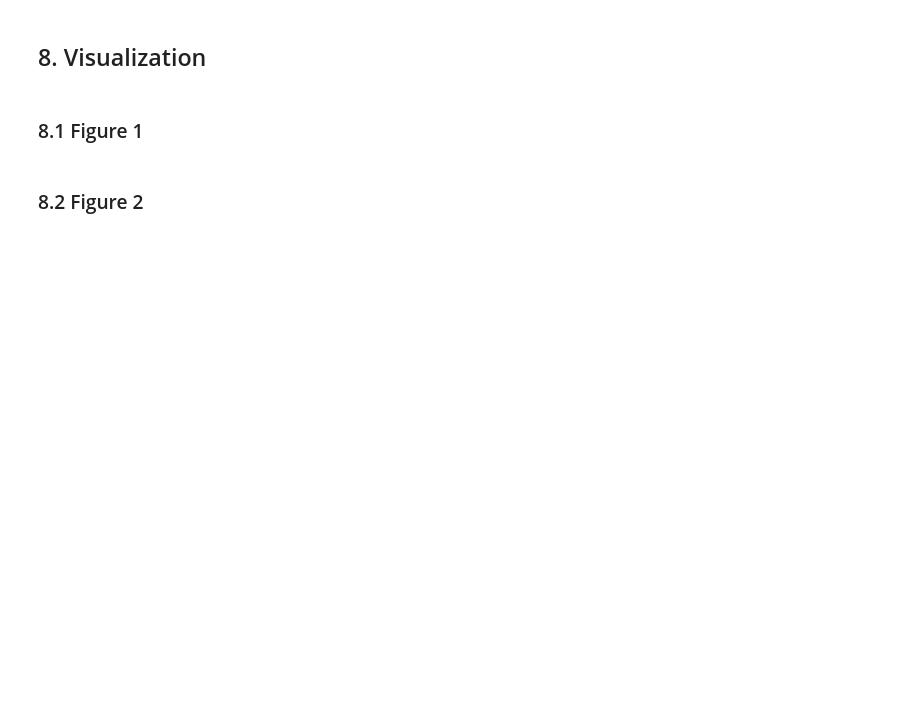
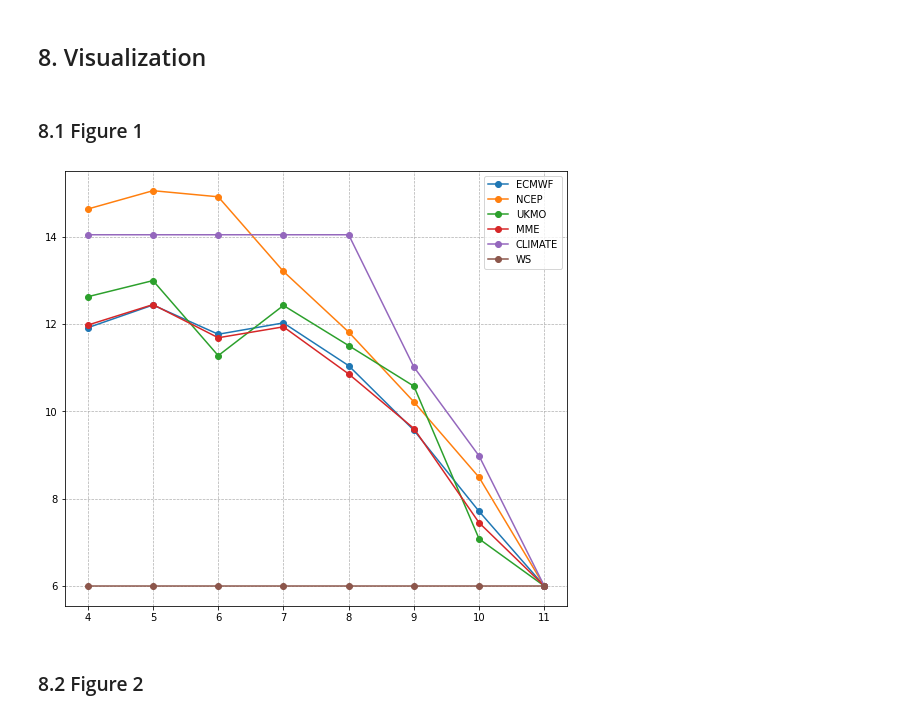
Before and after one commit to mzachow/wheat-yield-forecast-brazil, a Jupyter notebook: climatology_vs_seasonal_forecasts.ipynb, the cells around one changed output. Cells and saved outputs as stored; diff of their text form; code cells hidden in the pictures; blank space fills up the shorter version.

Commit message:
directly forecast national wheat yield
improved results as we are now forecasting national wheat yield directly without estimating it from the group-level vlaues.

```diff
--- a/climatology_vs_seasonal_forecasts.ipynb
+++ b/climatology_vs_seasonal_forecasts.ipynb
@@ -153,0 +135,16 @@ results
+# %%
+kfold_cv_dataset_national = kfold_cv_dataset.drop(columns="yield").set_index(["zone", "model", "init_month", "year"]).unstack(0)
+kfold_cv_dataset_national.columns = [str(s[0]) + "_" + str(s[1]) for s in kfold_cv_dataset_national.columns]
+kfold_cv_dataset_national = kfold_cv_dataset_national.reset_index().merge(yield_national, on="year", how="left")
+# %%
+models = ["ECMWF", "NCEP", "UKMO", "MME", "CLIMATE", "WS"]
+init_months = list(range(4,12))
+results = pd.DataFrame(0, index=models, columns=init_months)
+for im in init_months:
+    for model in models:
+        res = hf.kfold_cross_validation(kfold_cv_dataset_national, model=model, init=im, no_of_features=9)
+        # rmse
+        metric = 100 * mse(res["yield"], res["predicted"], squared=False)/(res["yield"].mean())
+        # pearson r
+        # metric = pearsonr(res["yield"], res["predicted"])[0]
+        results.loc[model, im] = np.round(metric, 2)
@@ -155,5 +162,25 @@ results
 ## 8. Visualization <a name="visualization"></a>
 # %% [markdown]
 ### 8.1 Figure 1
+# %%
+models = ["ECMWF", "NCEP", "UKMO", "MME", "CLIMATE", "WS"]
+init_months = list(range(4,12))
+results = pd.DataFrame(0, index=models, columns=init_months)
+for im in init_months:
+    for model in models:
+        res = hf.kfold_cross_validation(kfold_cv_dataset_national, model=model, init=im)
+        # rmse
+        metric = 100 * mse(res["yield"], res["predicted"], squared=False)/(res["yield"].mean())
+        # pearson r
+        # metric = pearsonr(res["yield"], res["predicted"])[0]
+        results.loc[model, im] = np.round(metric, 2)
+
+ax = results.transpose().plot(figsize=(9,8), marker='o')
+ax.grid('on', which='both', axis='y', linestyle='--', linewidth=.7)
+ax.grid('on', which='both', axis='x', linestyle='--', linewidth=.7)
+#plt.savefig("r2.svg")
+#ax.grid('off', which='major', axis='x' )
+# %% [output]
+[figure, added]
 # %% [markdown]
 ### 8.2 Figure 2
```
Also changed, not shown: parts of 10 cells of this notebook, 12 other files.
